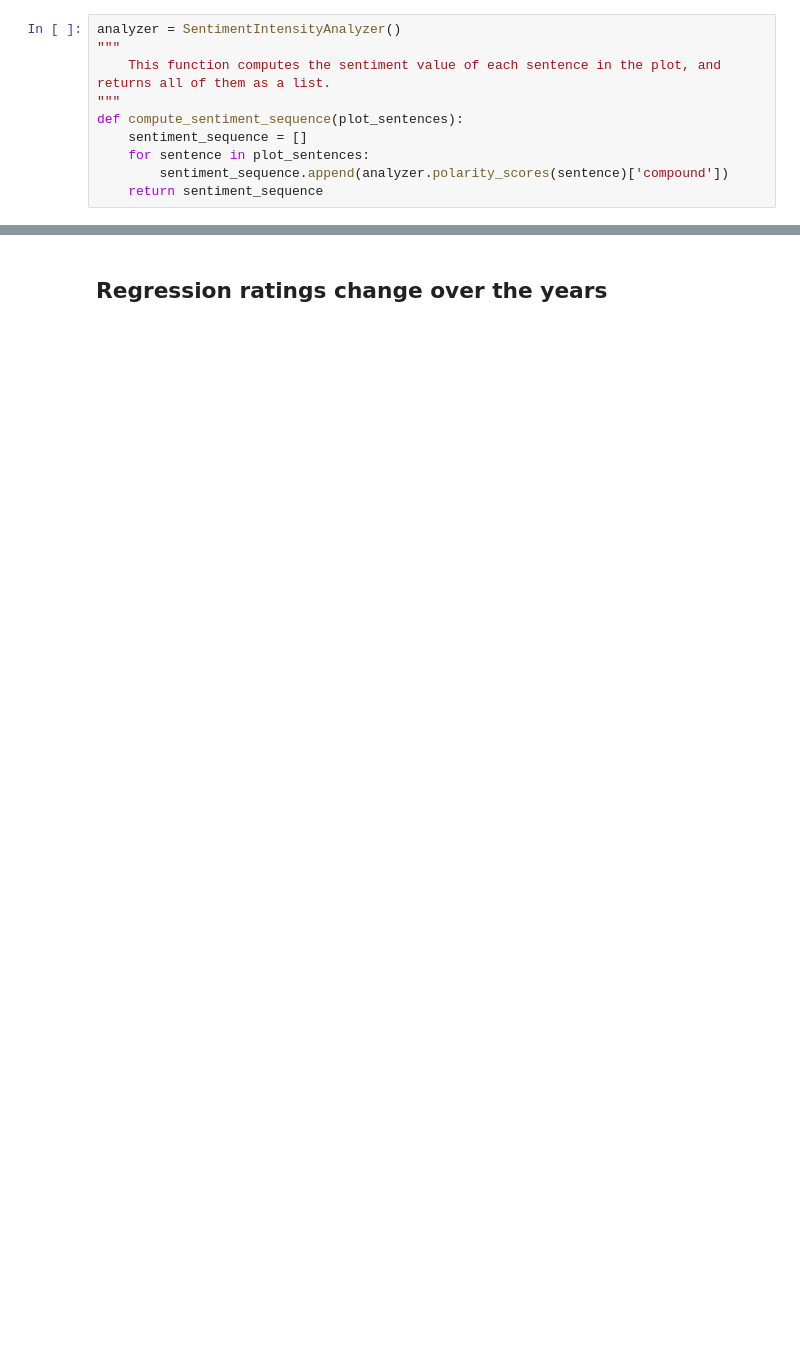
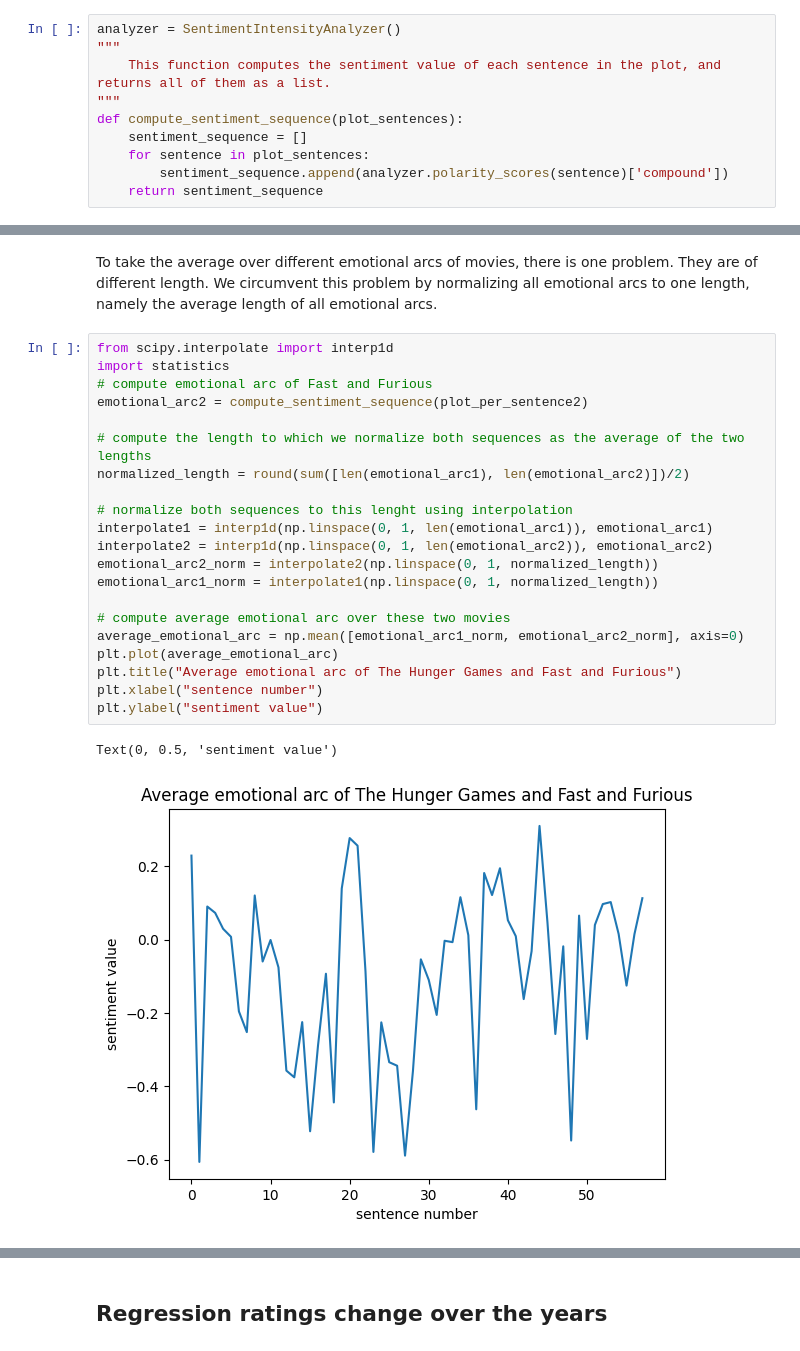
Before and after one commit to epfl-ada/ada-2023-project-msosm, a Jupyter notebook: main.ipynb, the cells around one changed output, grey strips where cells are left out. Saved outputs shown, nothing was run; the diff lists cells and outputs as text; blank space fills up the shorter version.

```diff
--- a/main.ipynb
+++ b/main.ipynb
@@ -343,0 +340,26 @@ plt.plot(compute_sentiment_sequence(plot_per_sentence))
+# %% [markdown]
+To take the average over different emotional arcs of movies, there is one problem. They are of different length. We circumvent this problem by normalizing all emotional arcs to one length, namely the average length of all emotional arcs.
+# %%
+from scipy.interpolate import interp1d
+import statistics
+# compute emotional arc of Fast and Furious
+emotional_arc2 = compute_sentiment_sequence(plot_per_sentence2)
+
+# compute the length to which we normalize both sequences as the average of the two lengths
+normalized_length = round(sum([len(emotional_arc1), len(emotional_arc2)])/2)
+
+# normalize both sequences to this lenght using interpolation
+interpolate1 = interp1d(np.linspace(0, 1, len(emotional_arc1)), emotional_arc1)
+interpolate2 = interp1d(np.linspace(0, 1, len(emotional_arc2)), emotional_arc2)
+emotional_arc2_norm = interpolate2(np.linspace(0, 1, normalized_length))
+emotional_arc1_norm = interpolate1(np.linspace(0, 1, normalized_length))
+
+# compute average emotional arc over these two movies
+average_emotional_arc = np.mean([emotional_arc1_norm, emotional_arc2_norm], axis=0)
+plt.plot(average_emotional_arc)
+plt.title("Average emotional arc of The Hunger Games and Fast and Furious")
+plt.xlabel("sentence number")
+plt.ylabel("sentiment value")
+# %% [output]
+Text(0, 0.5, 'sentiment value')
+[figure, added]
```
Also changed, not shown: parts of 10 cells of this notebook.
